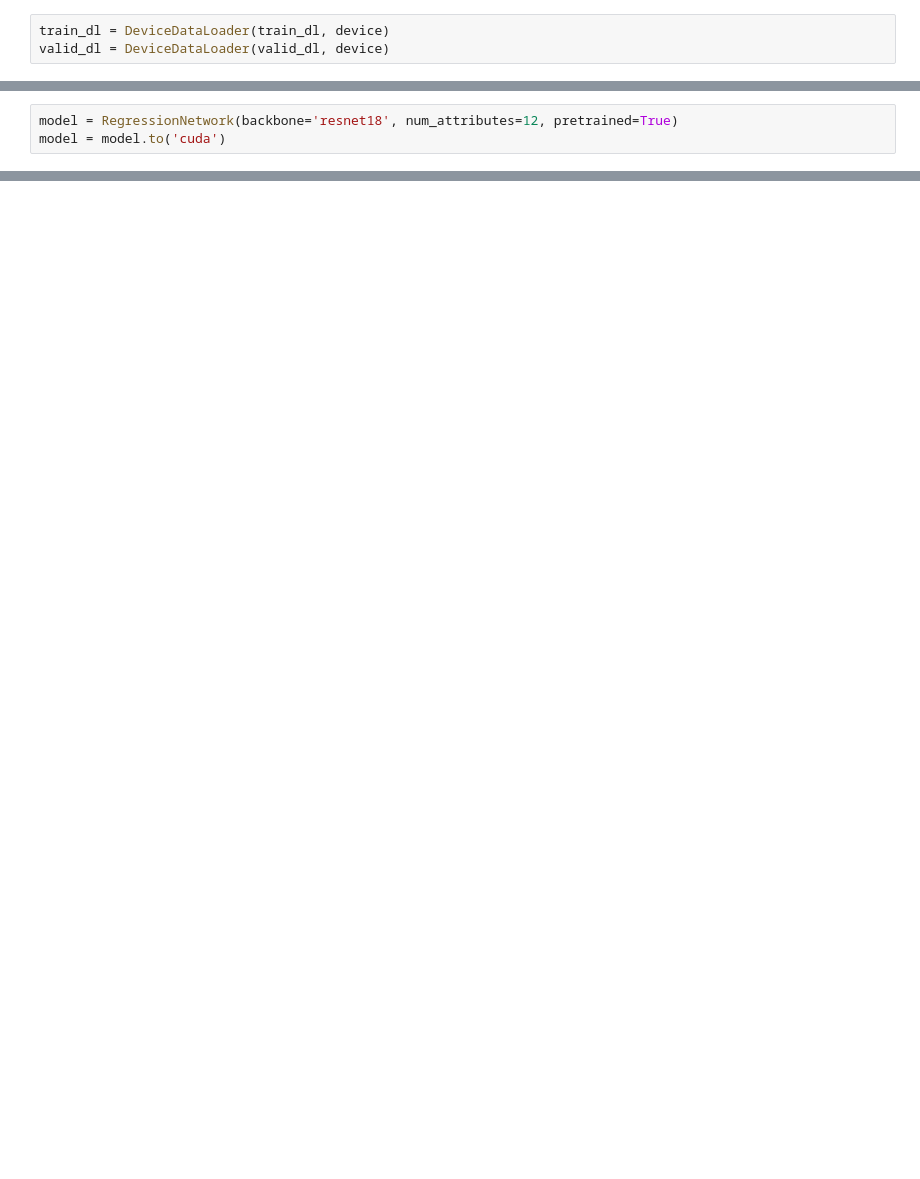
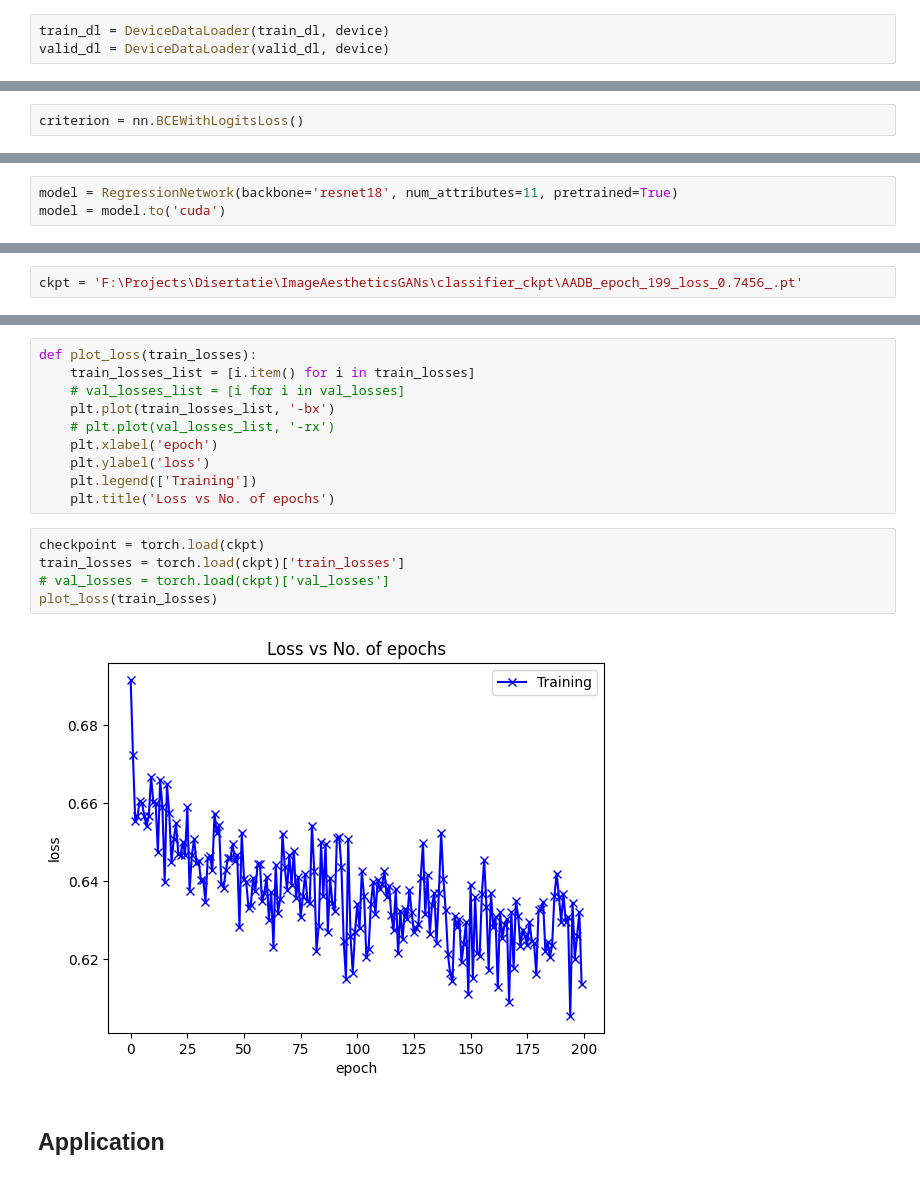
Before and after one commit to PetreBogdan/ImageAestheticGANs, a Jupyter notebook: ImageAestheticsGANs/AADB_image_aesthetics_classification.ipynb, the cells around one changed output, grey strips where cells are left out. Saved outputs shown, nothing was run; the diff lists cells and outputs as text; blank space fills up the shorter version.

```diff
--- a/ImageAestheticsGANs/AADB_image_aesthetics_classification.ipynb
+++ b/ImageAestheticsGANs/AADB_image_aesthetics_classification.ipynb
@@ -80,3 +133,5 @@ valid_dl = DeviceDataLoader(valid_dl, device)
+# %%
+criterion = nn.BCEWithLogitsLoss()
 # %%
 print(len(train_dl))
 print(len(valid_dl))
@@ -83,3 +141,3 @@ print(len(valid_dl))
 # %%
-model = RegressionNetwork(backbone='resnet18', num_attributes=12, pretrained=True)
+model = RegressionNetwork(backbone='resnet18', num_attributes=11, pretrained=True)
 model = model.to('cuda')
@@ -85,0 +241,2 @@ model = model.to('cuda')
+# %%
+ckpt = 'F:\Projects\Disertatie\ImageAestheticsGANs\classifier_ckpt\AADB_epoch_199_loss_0.7456_.pt'
@@ -85,0 +286,19 @@ model = model.to('cuda')
+# %%
+def plot_loss(train_losses):
+    train_losses_list = [i.item() for i in train_losses]
+    # val_losses_list = [i for i in val_losses]
+    plt.plot(train_losses_list, '-bx')
+    # plt.plot(val_losses_list, '-rx')
+    plt.xlabel('epoch')
+    plt.ylabel('loss')
+    plt.legend(['Training'])
+    plt.title('Loss vs No. of epochs')
+# %%
+checkpoint = torch.load(ckpt)
+train_losses = torch.load(ckpt)['train_losses']
+# val_losses = torch.load(ckpt)['val_losses']
+plot_loss(train_losses)
+# %% [output]
+[figure, added]
+# %% [markdown]
+## Application
```
Also changed, not shown: parts of 26 cells of this notebook, 6 other files.
